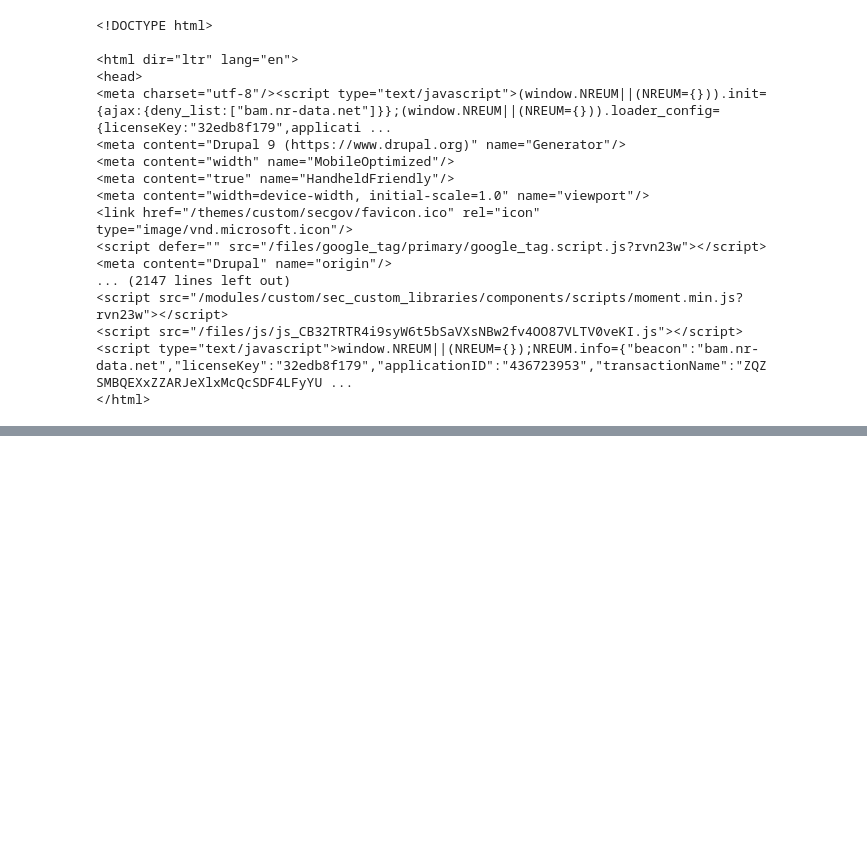
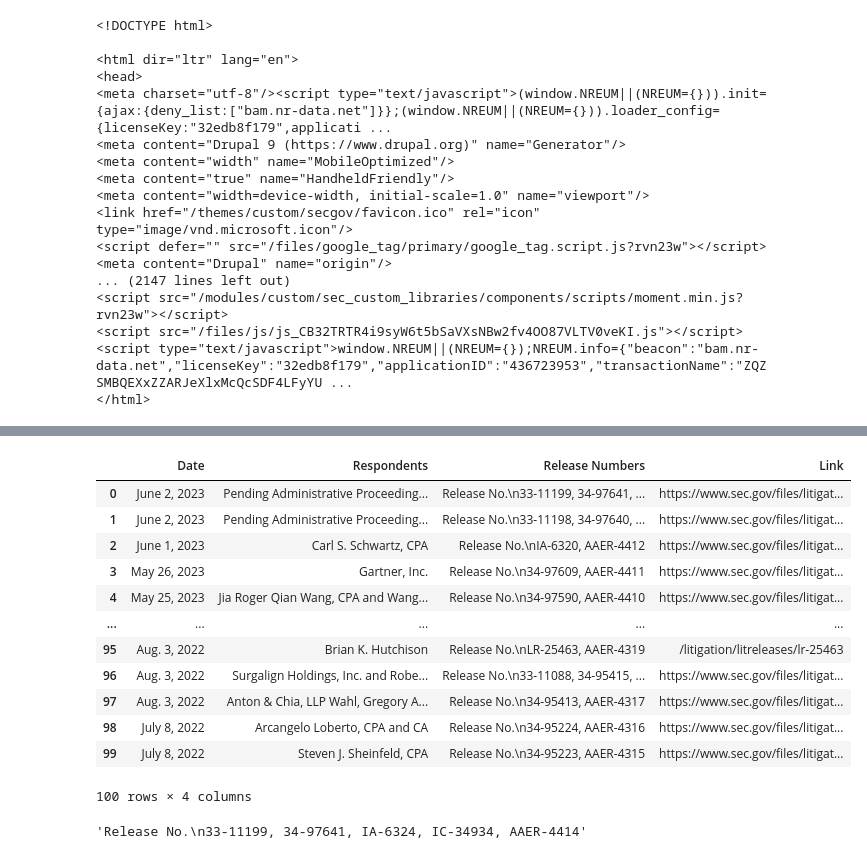
Before and after one commit to pChitral/Accounting-and-Auditing-Enforcement-Releases-Web-Scraper, a Jupyter notebook: Fraction_Scraper.ipynb, the cells around one changed output, grey strips where cells are left out. Cells and saved outputs as stored; diff of their text form; code cells hidden in the pictures; blank space fills up the shorter version.

Commit message:
fetching data correctly need to wrangle release number

```diff
--- a/Fraction_Scraper.ipynb
+++ b/Fraction_Scraper.ipynb
@@ -29,0 +76,55 @@ soup
+# %%
+import requests
+from bs4 import BeautifulSoup
+import pandas as pd
+
+# Fetch the HTML content
+url = "https://www.sec.gov/divisions/enforce/friactions"
+response = requests.get(url)
+html_content = response.content
+
+# Parse the HTML content
+soup = BeautifulSoup(html_content, 'html.parser')
+
+# Find the table element
+table = soup.find('table', class_='list')
+
+# Extract table data and store it in a list of dictionaries
+data = []
+for row in table.find_all('tr', class_='pr-list-page-row'):
+    date = row.find('time', class_='datetime').text.strip()
+
+    respondents_element = row.find('div', class_='release-view__respondents')
+    respondents = respondents_element.text.strip() if respondents_element else None
+
+    release_numbers_element = row.find('div', class_='view-table_subfield view-table_subfield_release_number')
+    release_numbers = release_numbers_element.text.strip() if release_numbers_element else None
+
+    link_element = respondents_element.find('a')
+    link = link_element['href'] if link_element else None
+
+    data.append({'Date': date, 'Respondents': respondents, 'Release Numbers': release_numbers, 'Link': link})
+
+# Create a DataFrame from the scraped data
+df = pd.DataFrame(data)
+
+# Print the DataFrame
+df
+# %% [output]
+|  | Date | Respondents | Release Numbers | Link |
+| 0 | June 2, 2023 | Pending Administrative Proceeding... | Release No.\n33-11199, 34-97641, ... | https://www.sec.gov/files/litigat... |
+| 1 | June 2, 2023 | Pending Administrative Proceeding... | Release No.\n33-11198, 34-97640, ... | https://www.sec.gov/files/litigat... |
+| 2 | June 1, 2023 | Carl S. Schwartz, CPA | Release No.\nIA-6320, AAER-4412 | https://www.sec.gov/files/litigat... |
+| 3 | May 26, 2023 | Gartner, Inc. | Release No.\n34-97609, AAER-4411 | https://www.sec.gov/files/litigat... |
+| 4 | May 25, 2023 | Jia Roger Qian Wang, CPA and Wang... | Release No.\n34-97590, AAER-4410 | https://www.sec.gov/files/litigat... |
+| ... | ... | ... | ... | ... |
+| 95 | Aug. 3, 2022 | Brian K. Hutchison | Release No.\nLR-25463, AAER-4319 | /litigation/litreleases/lr-25463 |
+| 96 | Aug. 3, 2022 | Surgalign Holdings, Inc. and Robe... | Release No.\n33-11088, 34-95415, ... | https://www.sec.gov/files/litigat... |
+| 97 | Aug. 3, 2022 | Anton & Chia, LLP Wahl, Gregory A... | Release No.\n34-95413, AAER-4317 | https://www.sec.gov/files/litigat... |
+| 98 | July 8, 2022 | Arcangelo Loberto, CPA and CA | Release No.\n34-95224, AAER-4316 | https://www.sec.gov/files/litigat... |
+| 99 | July 8, 2022 | Steven J. Sheinfeld, CPA | Release No.\n34-95223, AAER-4315 | https://www.sec.gov/files/litigat... |
+100 rows × 4 columns
+# %%
+df['Release Numbers'].iloc[0]
+# %% [output]
+'Release No.\n33-11199, 34-97641, IA-6324, IC-34934, AAER-4414'
```
Also changed, not shown: parts of 1 cell of this notebook.
